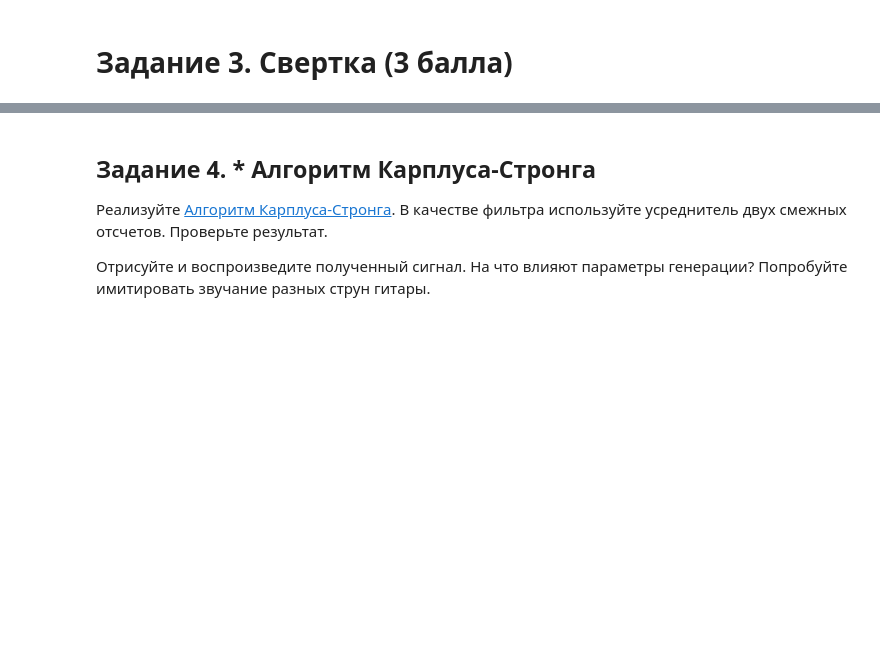
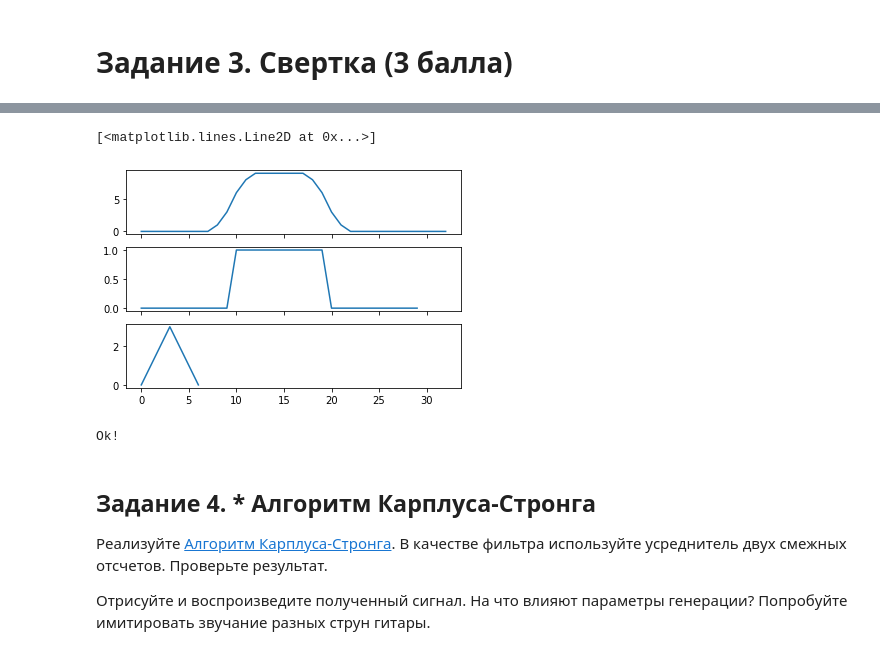
Before and after one commit to zmazak0/MADE-Speech-signal-processing, a Jupyter notebook: Мартиросян_Завен__lab1_ipynb_.ipynb, the cells around one changed output, grey strips where cells are left out. Saved outputs shown, nothing was run; the diff lists cells and outputs as text; code cells hidden in the pictures; blank space fills up the shorter version.

```diff
--- a/Мартиросян_Завен__lab1_ipynb_.ipynb
+++ b/Мартиросян_Завен__lab1_ipynb_.ipynb
@@ -229,3 +226,17 @@ def convolve(in1, in2):
+# %%
+def convolve(in1, in2):
+    if len(in1) > len(in2):
+      lng, sht = in1, in2
+    else:
+      lng, sht = in2, in1
+    pad_width = len(sht) // 2
+    lng = np.pad(lng, (pad_width, pad_width))
+    if pad_width == len(sht) / 2:
+      lng = lng[1:]
+    result = np.zeros_like(lng)
+    for i in range(len(lng) - len(sht)):
+      result[i + pad_width] = np.sum(np.multiply(sht, lng[i: i + len(sht)]))
+    return result
 # %%
 def test_convolve(a, b, print_debug=False):
     my_result = convolve(a, b)
@@ -244,5 +252,16 @@ b = np.array([0,1,2,3,2,1,0])
+# %%
+# Нарисуйте результат свертки a и b
+fig, ax = plt.subplots(3, sharex=True)
+ax[0].plot(convolve(a, b)[len(b) // 2:])
+ax[1].plot(a)
+ax[2].plot(b)
+# %% [output]
+[<matplotlib.lines.Line2D at 0x...>]
+[figure, added]
 # %%
 test_convolve(a, b, print_debug=False)
+# %% [output]
+Ok!
 # %% [markdown]
 ## Задание 4. * Алгоритм Карплуса-Стронга
 
```
Also changed, not shown: parts of 9 cells of this notebook.
